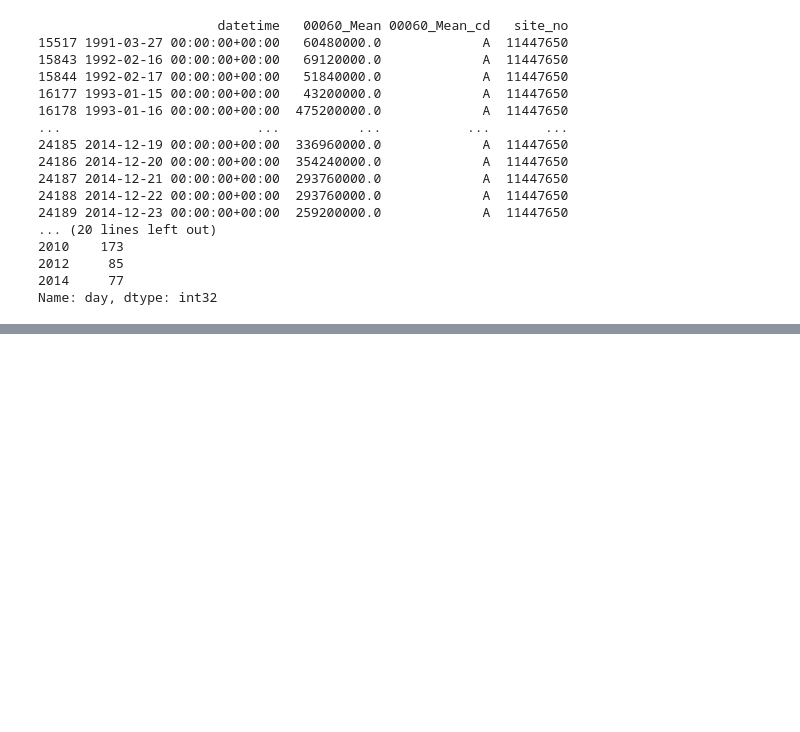
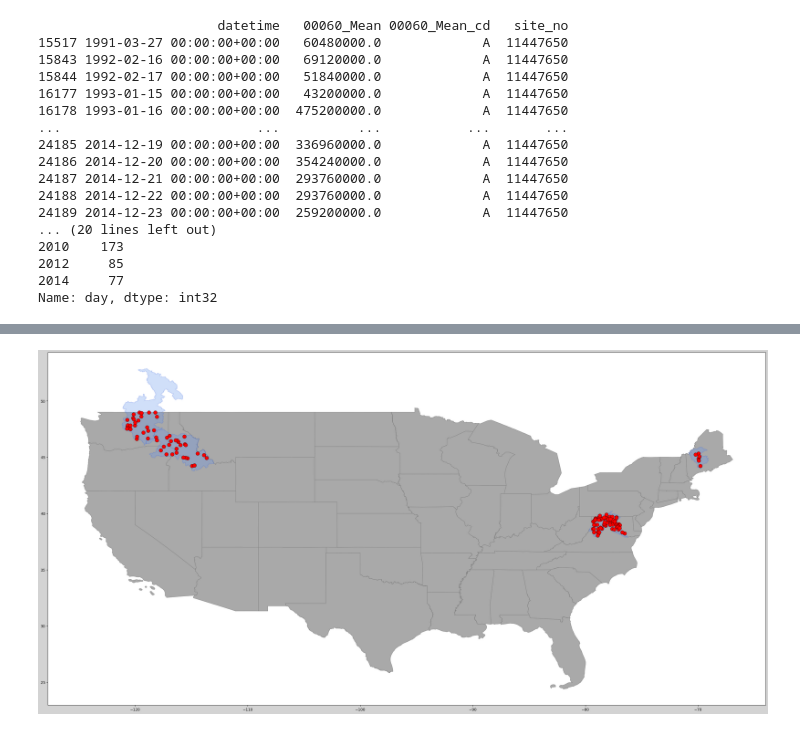
Before and after one commit to AlekWithK/DahlkeLab_LAWR, a Jupyter notebook: site_analysis.ipynb, the cells around one changed output, grey strips where cells are left out. Drawn from its saved outputs; the diff is of its cells as text; code cells hidden in the pictures; blank space fills up the shorter version.

Commit message:
site sorting complete, added missing shapefiles

```diff
--- a/site_analysis.ipynb
+++ b/site_analysis.ipynb
@@ -441,0 +446,19 @@ Name: day, dtype: int32
+# %%
+# HUC's to plot
+huc2_list = ['01']
+huc4_list = ['1702', '1706', '0103', '0207']
+dataset = 'Prelim_Data/_National_Metrics/National_Metrics_30_90.xlsx'
+df = pd.read_excel(dataset, dtype={'site_no': str, 'huc2_code': str, 'huc4_code': str})
+# %%
+fig, ax = plt.subplots(figsize=(35, 35), facecolor='lightgray')
+fn.plot_lower_48(ax)
+fn.plot_huc4(ax, codes=huc4_list)
+#fn.plot_huc2(ax, codes=huc2_list)
+
+df = df[df['huc4_code'].isin(huc4_list)]
+geo_df = fn.convert_geometry(df)
+
+geo_df.plot(ax=ax, color='red', edgecolor='black', markersize=100, linewidth=0.5, alpha=1.0)
+plt.show()
+# %% [output]
+[figure, added]
```
Also changed, not shown: parts of 5 cells of this notebook, 21 other files.
